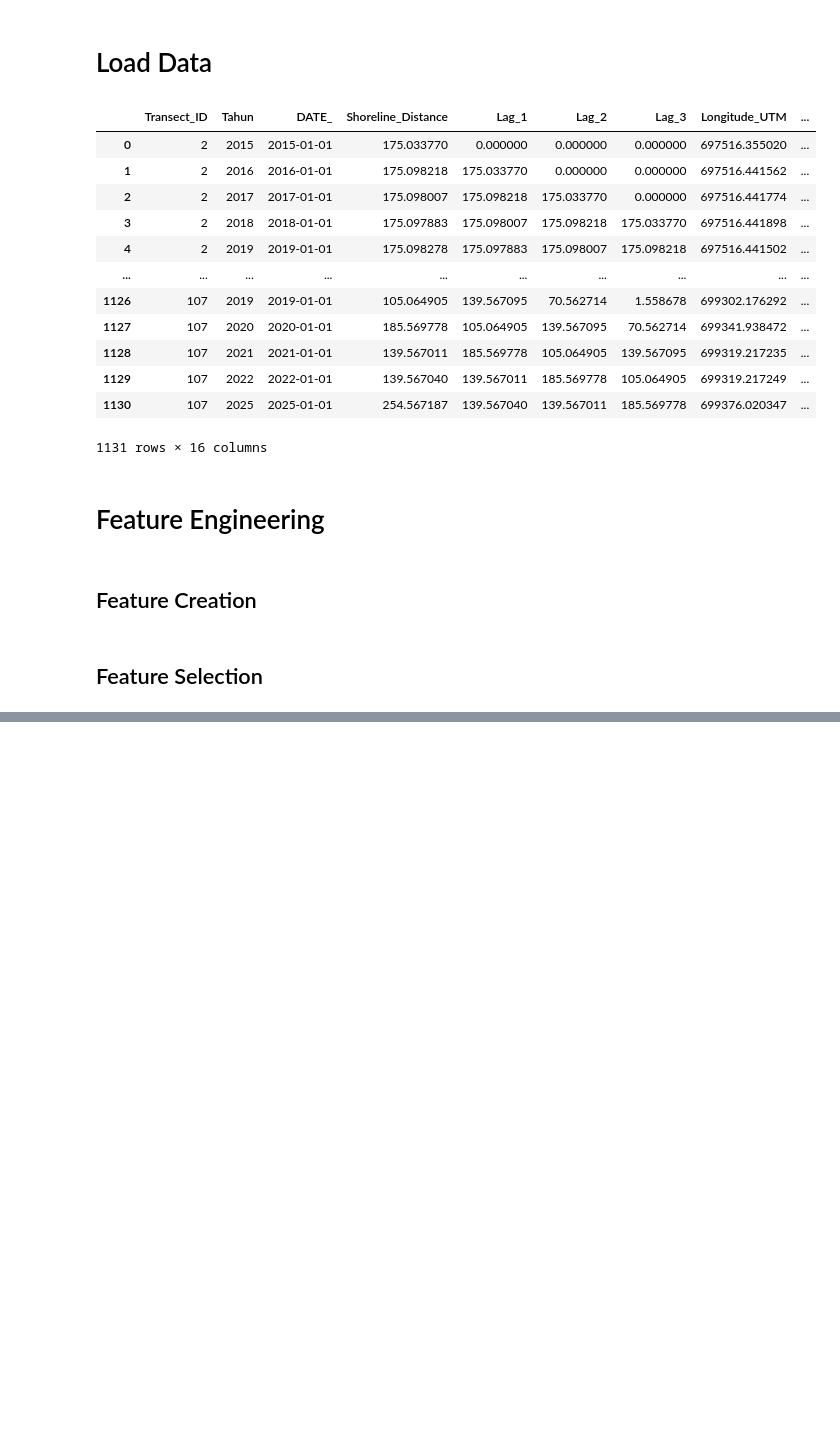
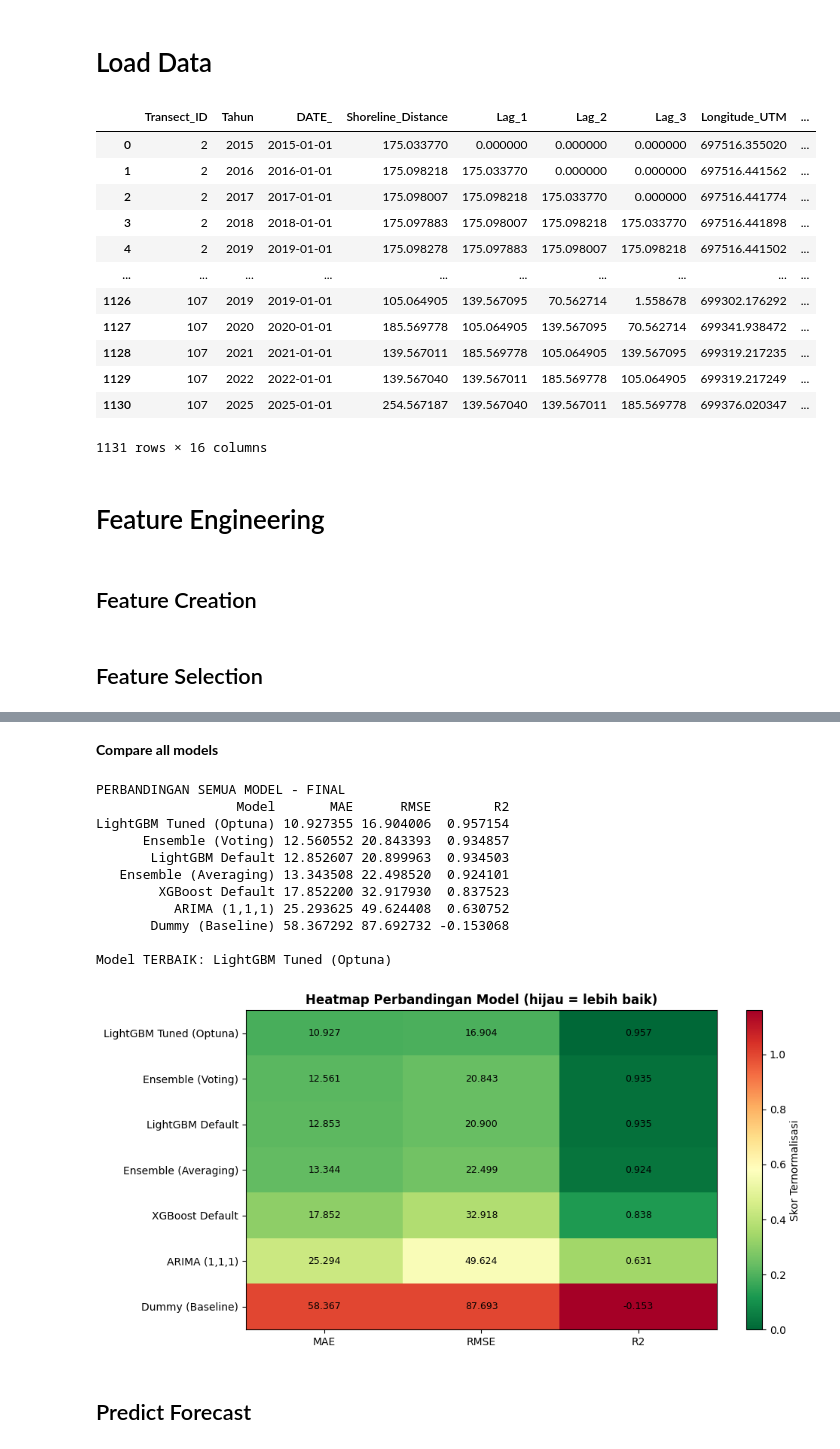
Before and after one commit to RikyDataScientist/shoreline-change-kenjeran, a Jupyter notebook: src/shoreline_model.ipynb, the cells around one changed output, grey strips where cells are left out. Drawn from its saved outputs; the diff is of its cells as text; code cells hidden in the pictures; blank space fills up the shorter version.

```diff
--- a/src/shoreline_model.ipynb
+++ b/src/shoreline_model.ipynb
@@ -130,0 +682,61 @@ y_test = y.iloc[split_idx:].copy()
+# %% [markdown]
+**Compare all models**
+# %%
+comparison_all = pd.DataFrame({
+    'Model': [
+        'Dummy (Baseline)',
+        'LightGBM Default',
+        'XGBoost Default',
+        'ARIMA (1,1,1)',
+        'LightGBM Tuned (Optuna)',
+        'Ensemble (Voting)',
+        'Ensemble (Averaging)'
+    ],
+    'MAE':  [dummy_mae, lgbm_mae, xgb_mae, arima_mae, lgb_tuned_mae, ens_mae, avg_mae],
+    'RMSE': [dummy_rmse, lbgm_rmse, xgb_rmse, arima_rmse, lgb_tuned_rmse, ens_rmse, avg_rmse],
+    'R2':   [dummy_r2, lgbm_re, xgb_r2, arima_r2, lgb_tuned_r2, ens_r2, avg_r2]
+}).sort_values('RMSE').reset_index(drop=True)
+
+print("PERBANDINGAN SEMUA MODEL - FINAL")
+print(comparison_all.to_string(index=False))
+print()
+
+best_model_name = comparison_all.iloc[0]['Model']
+print(f"Model TERBAIK: {best_model_name}")
+print()
+
+fig, ax = plt.subplots(figsize=(10, 5))
+comp_plot = comparison_all.set_index('Model')
+norm = comp_plot.copy()
+norm['MAE']  = comp_plot['MAE'] / comp_plot['MAE'].max()
+norm['RMSE'] = comp_plot['RMSE'] / comp_plot['RMSE'].max()
+norm['R2']   = 1 - comp_plot['R2'] / comp_plot['R2'].max()
+
+im = ax.imshow(norm.values, cmap='RdYlGn_r', aspect='auto')
+ax.set_xticks(range(len(norm.columns))); ax.set_xticklabels(norm.columns)
+ax.set_yticks(range(len(norm.index)));   ax.set_yticklabels(norm.index)
+for i in range(len(norm.index)):
+    for j in range(len(norm.columns)):
+        ax.text(j, i, f"{comp_plot.values[i,j]:.3f}", ha='center', va='center',
+                color='black', fontsize=9)
+ax.set_title('Heatmap Perbandingan Model (hijau = lebih baik)', fontweight='bold')
+plt.colorbar(im, ax=ax, label='Skor Ternormalisasi')
+plt.tight_layout()
+plt.savefig(os.path.join(output_dir_img, 'viz_compare_all_models.png'), bbox_inches='tight', dpi=120)
+plt.show()
+comparison_all.to_csv(os.path.join(output_dir_data, 'hasil_perbandingan_model.csv'), index=False)
+# %% [output]
+PERBANDINGAN SEMUA MODEL - FINAL
+                  Model       MAE      RMSE        R2
+LightGBM Tuned (Optuna) 10.927355 16.904006  0.957154
+      Ensemble (Voting) 12.560552 20.843393  0.934857
+       LightGBM Default 12.852607 20.899963  0.934503
+   Ensemble (Averaging) 13.343508 22.498520  0.924101
+        XGBoost Default 17.852200 32.917930  0.837523
+          ARIMA (1,1,1) 25.293625 49.624408  0.630752
+       Dummy (Baseline) 58.367292 87.692732 -0.153068
+
+Model TERBAIK: LightGBM Tuned (Optuna)
+[figure, added]
+# %% [markdown]
+## Predict Forecast
```
Also changed, not shown: parts of 36 cells of this notebook, 11 other files.
